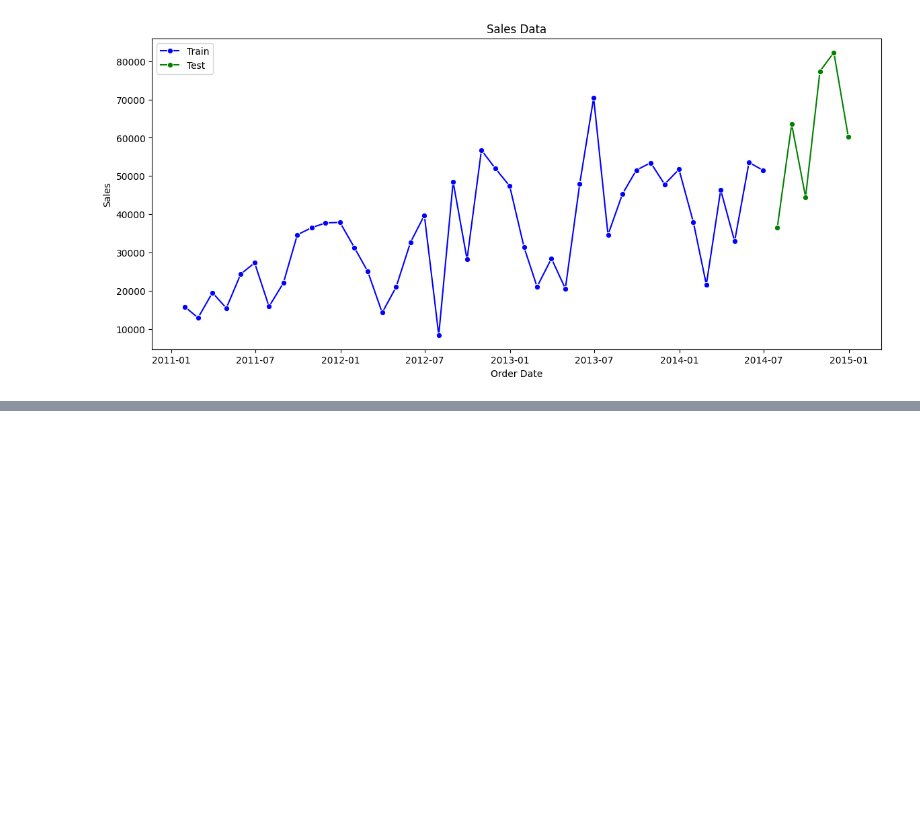
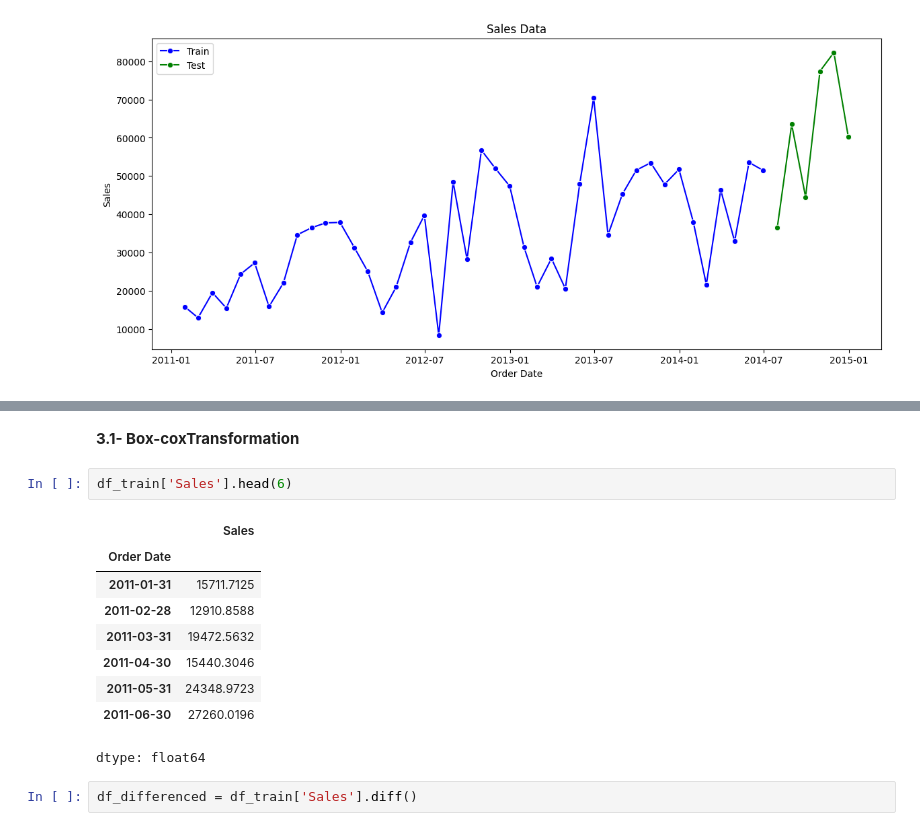
Before and after one commit to sk-shahsi/ML_Model, a Jupyter notebook: Time_series.ipynb, the cells around one changed output, grey strips where cells are left out. Drawn from its saved outputs; the diff is of its cells as text; blank space fills up the shorter version.

```diff
--- a/Time_series.ipynb
+++ b/Time_series.ipynb
@@ -270,0 +284,16 @@ Text(0.5, 1.0, 'Sales Data')
+# %% [markdown]
+**3.1- Box-coxTransformation**
+# %%
+df_train['Sales'].head(6)
+# %% [output]
+|  | Sales |
+| Order Date |  |
+| 2011-01-31 | 15711.7125 |
+| 2011-02-28 | 12910.8588 |
+| 2011-03-31 | 19472.5632 |
+| 2011-04-30 | 15440.3046 |
+| 2011-05-31 | 24348.9723 |
+| 2011-06-30 | 27260.0196 |
+dtype: float64
+# %%
+df_differenced = df_train['Sales'].diff()
```
Also changed, not shown: parts of 3 cells of this notebook.
